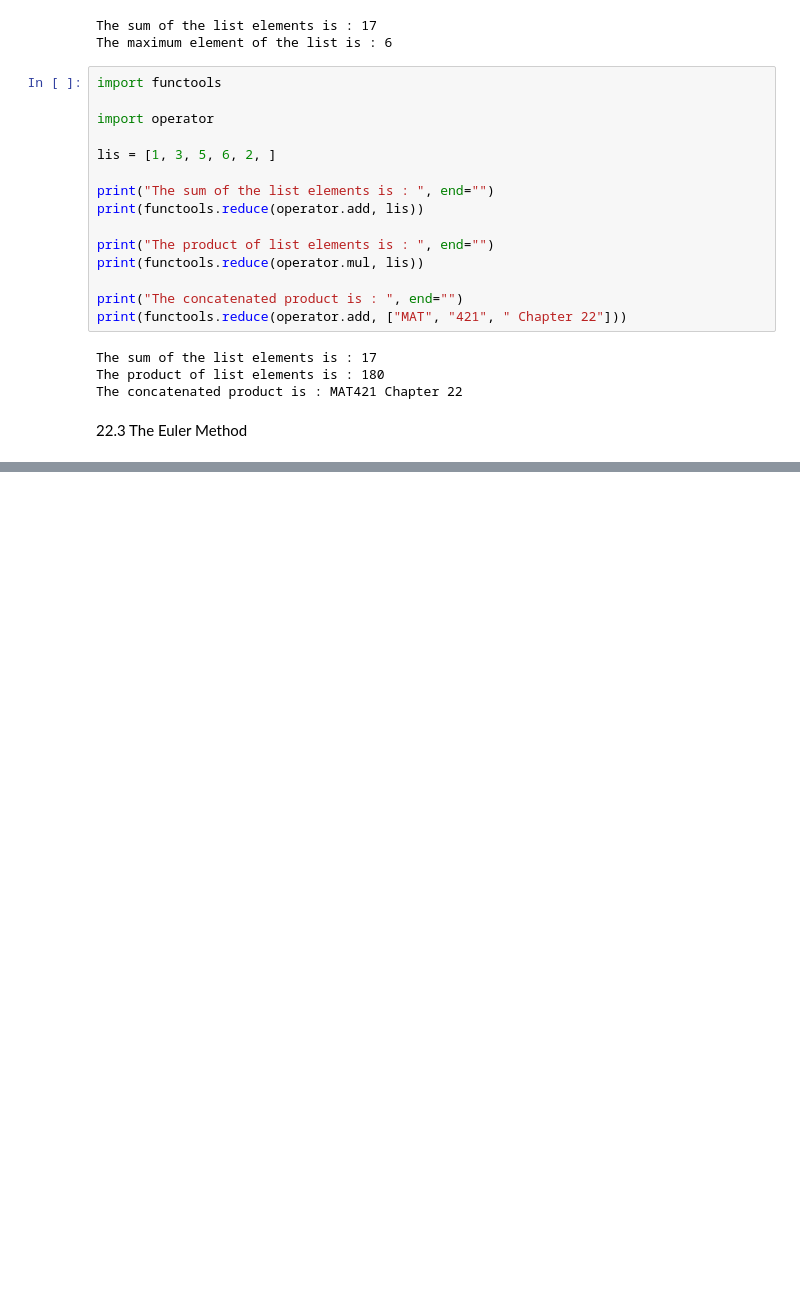
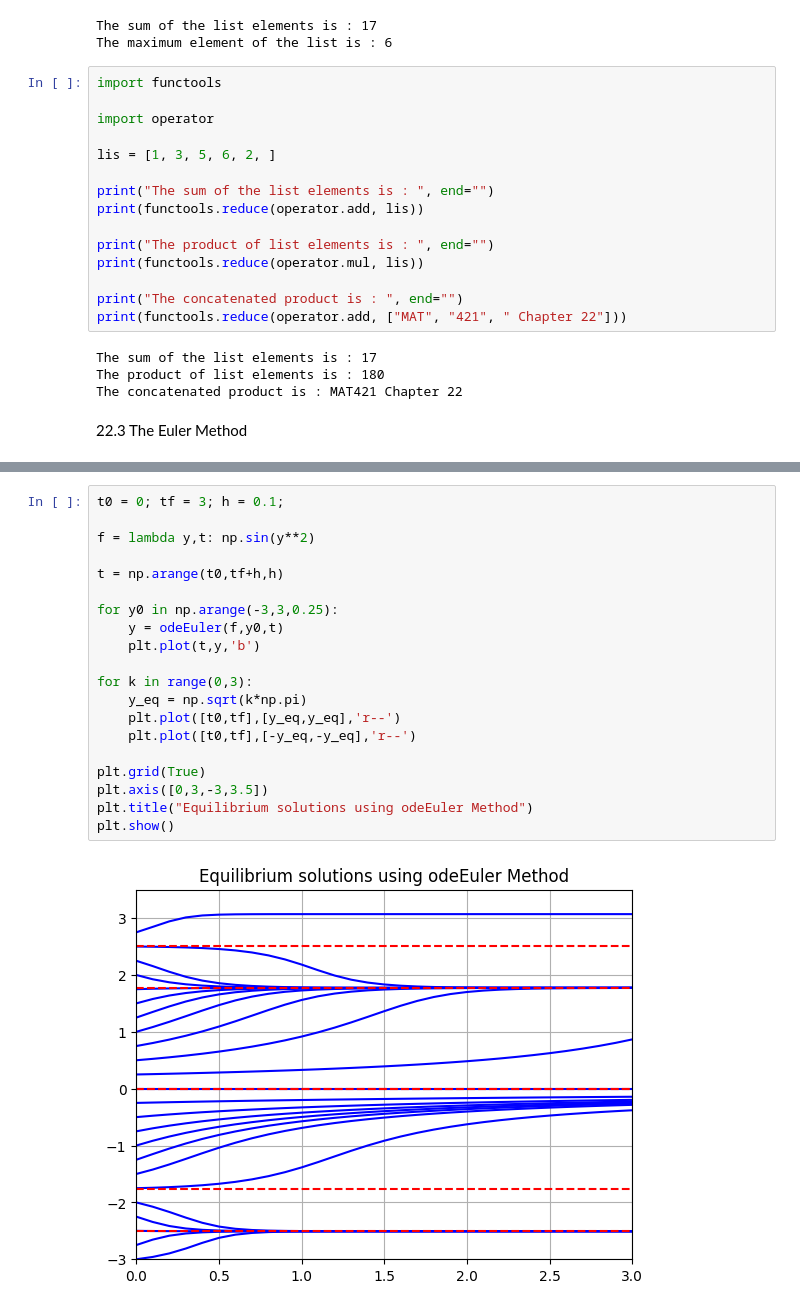
Before and after one commit to pmecwan/MAT-421, a Jupyter notebook: Module_H_Section_22_1,_22_2,_22_3.ipynb, the cells around one changed output, grey strips where cells are left out. Cells and saved outputs as stored; diff of their text form; blank space fills up the shorter version.

```diff
--- a/Module_H_Section_22_1,_22_2,_22_3.ipynb
+++ b/Module_H_Section_22_1,_22_2,_22_3.ipynb
@@ -103,0 +129,22 @@ The concatenated product is : MAT421 Chapter 22
+# %%
+t0 = 0; tf = 3; h = 0.1;
+
+f = lambda y,t: np.sin(y**2)
+
+t = np.arange(t0,tf+h,h)
+
+for y0 in np.arange(-3,3,0.25):
+    y = odeEuler(f,y0,t)
+    plt.plot(t,y,'b')
+
+for k in range(0,3):
+    y_eq = np.sqrt(k*np.pi)
+    plt.plot([t0,tf],[y_eq,y_eq],'r--')
+    plt.plot([t0,tf],[-y_eq,-y_eq],'r--')
+
+plt.grid(True)
+plt.axis([0,3,-3,3.5])
+plt.title("Equilibrium solutions using odeEuler Method")
+plt.show()
+# %% [output]
+[figure, added]
```
Also changed, not shown: parts of 2 cells of this notebook.
